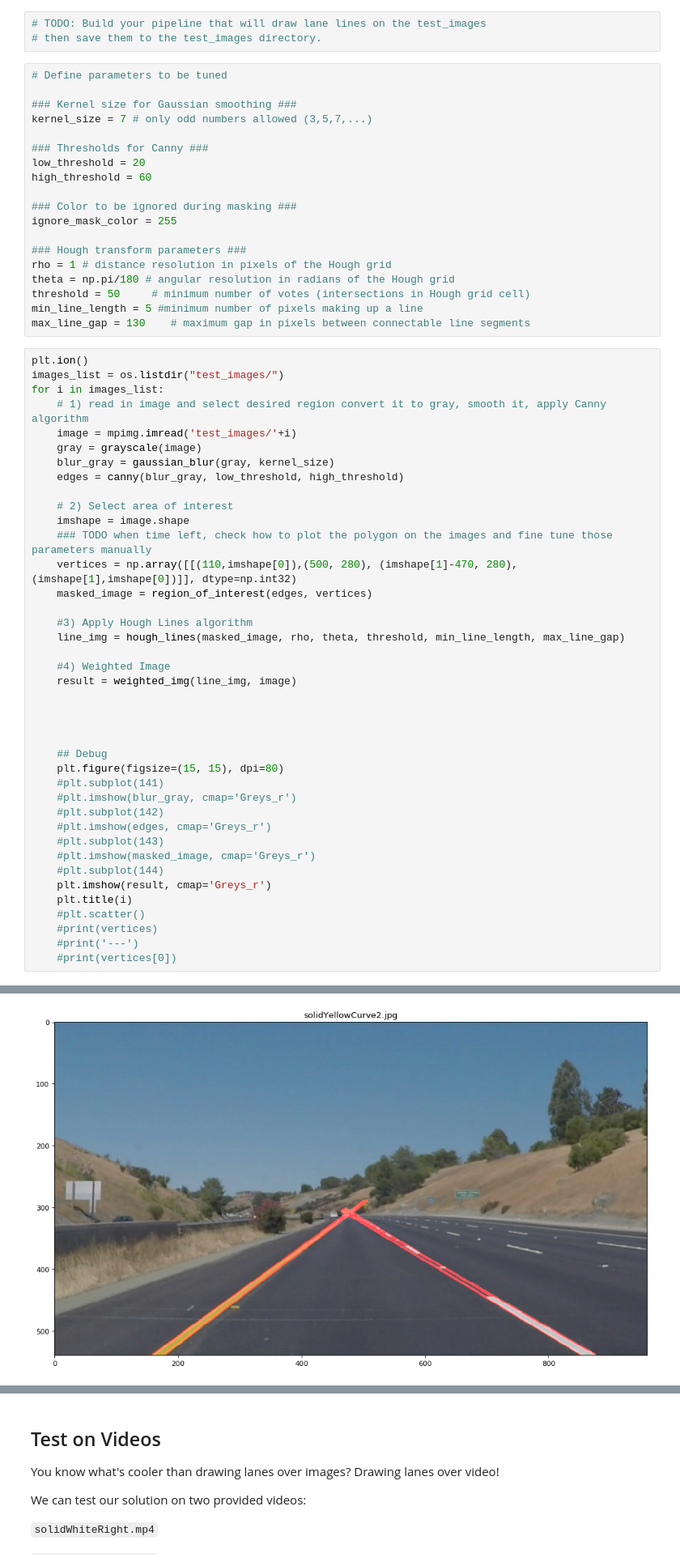
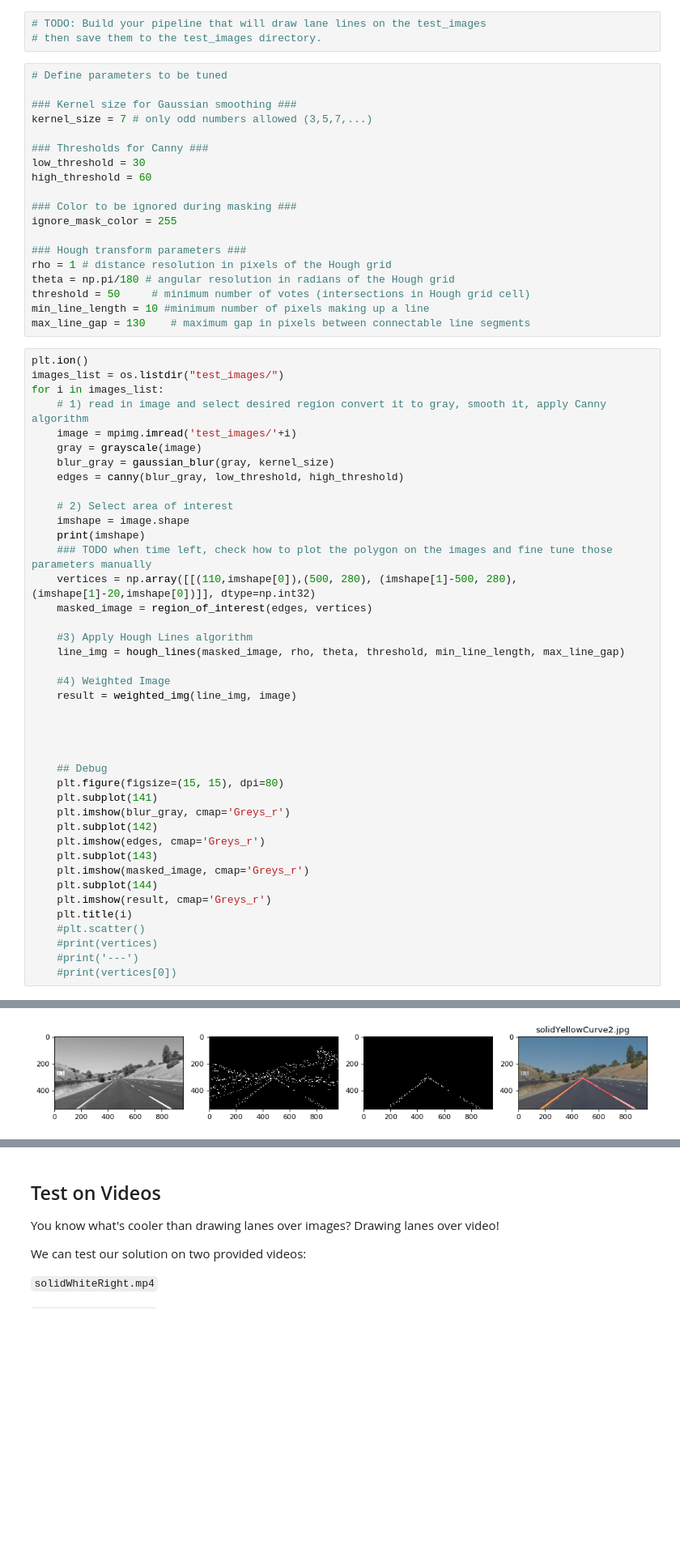
Before and after one commit to achrusciel/udacity01_detect_lines, a Jupyter notebook: P1.ipynb, the cells around one changed output, grey strips where cells are left out. Shown at 81% size. Cells and saved outputs as stored; diff of their text form; blank space fills up the shorter version.

Commit message:
fine tuning: better selection of the region to avoid horizontal lines.

```diff
--- a/P1.ipynb
+++ b/P1.ipynb
@@ -205,7 +205,7 @@ Try tuning the various parameters, especially the low and high Canny thresholds
 kernel_size = 7 # only odd numbers allowed (3,5,7,...)
 
 ### Thresholds for Canny ###
-low_threshold = 20
+low_threshold = 30
 high_threshold = 60
 
 ### Color to be ignored during masking ###
@@ -215,7 +215,7 @@ ignore_mask_color = 255
 rho = 1 # distance resolution in pixels of the Hough grid
 theta = np.pi/180 # angular resolution in radians of the Hough grid
 threshold = 50     # minimum number of votes (intersections in Hough grid cell)
-min_line_length = 5 #minimum number of pixels making up a line
+min_line_length = 10 #minimum number of pixels making up a line
 max_line_gap = 130    # maximum gap in pixels between connectable line segments
 # %%
 plt.ion()
@@ -229,8 +229,9 @@ for i in images_list:
 
     # 2) Select area of interest
     imshape = image.shape
+    print(imshape)
     ### TODO when time left, check how to plot the polygon on the images and fine tune those parameters manually
-    vertices = np.array([[(110,imshape[0]),(500, 280), (imshape[1]-470, 280), (imshape[1],imshape[0])]], dtype=np.int32)
+    vertices = np.array([[(110,imshape[0]),(500, 280), (imshape[1]-500, 280), (imshape[1]-20,imshape[0])]], dtype=np.int32)
     masked_image = region_of_interest(edges, vertices)
 
     #3) Apply Hough Lines algorithm
@@ -244,13 +245,13 @@ for i in images_list:
 
     ## Debug
     plt.figure(figsize=(15, 15), dpi=80)
-    #plt.subplot(141)
-    #plt.imshow(blur_gray, cmap='Greys_r')
-    #plt.subplot(142)
-    #plt.imshow(edges, cmap='Greys_r')
-    #plt.subplot(143)
-    #plt.imshow(masked_image, cmap='Greys_r')
-    #plt.subplot(144)
+    plt.subplot(141)
+    plt.imshow(blur_gray, cmap='Greys_r')
+    plt.subplot(142)
+    plt.imshow(edges, cmap='Greys_r')
+    plt.subplot(143)
+    plt.imshow(masked_image, cmap='Greys_r')
+    plt.subplot(144)
     plt.imshow(result, cmap='Greys_r')
     plt.title(i)
     #plt.scatter()
@@ -261 +268 @@ for i in images_list:
-[figure, old version]
+[figure, new version]
```
Also changed, not shown: parts of 1 cell of this notebook.
